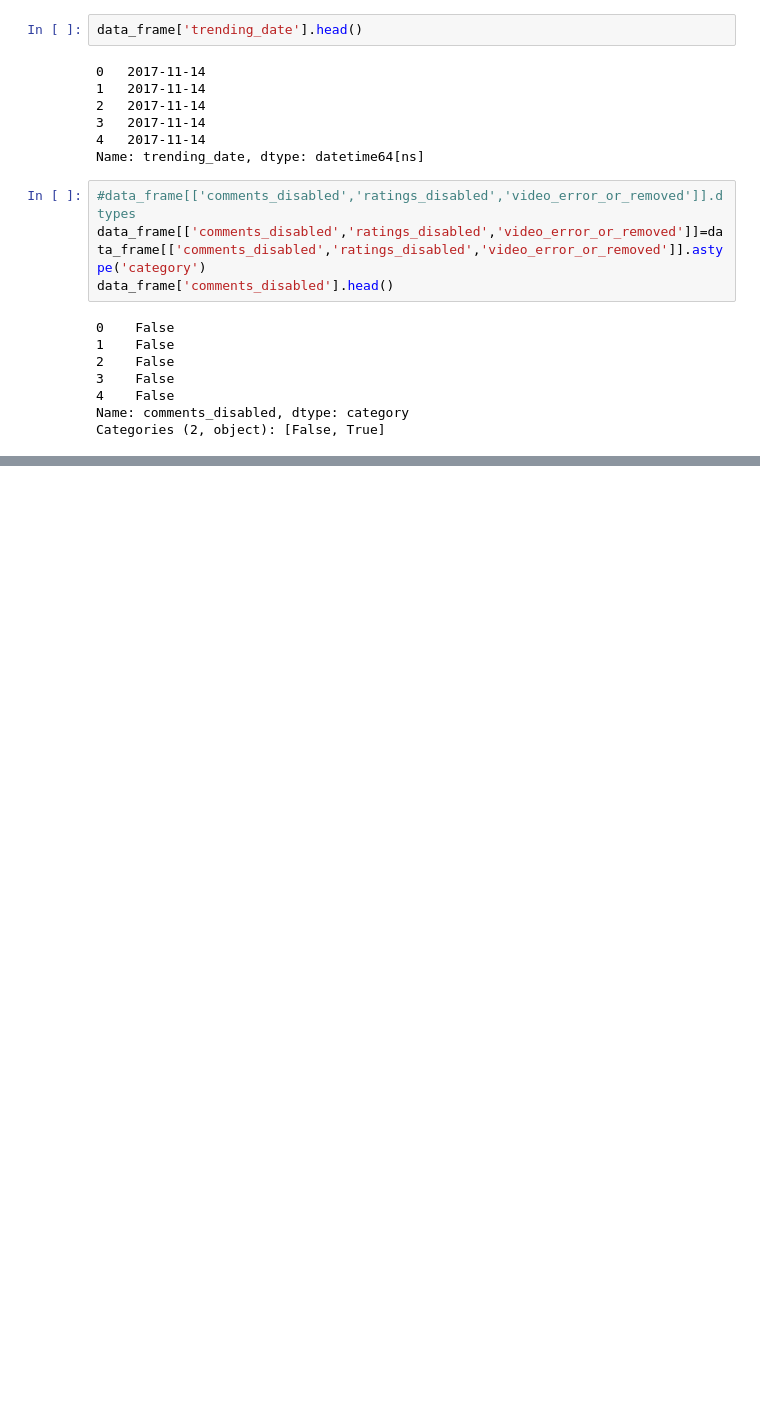
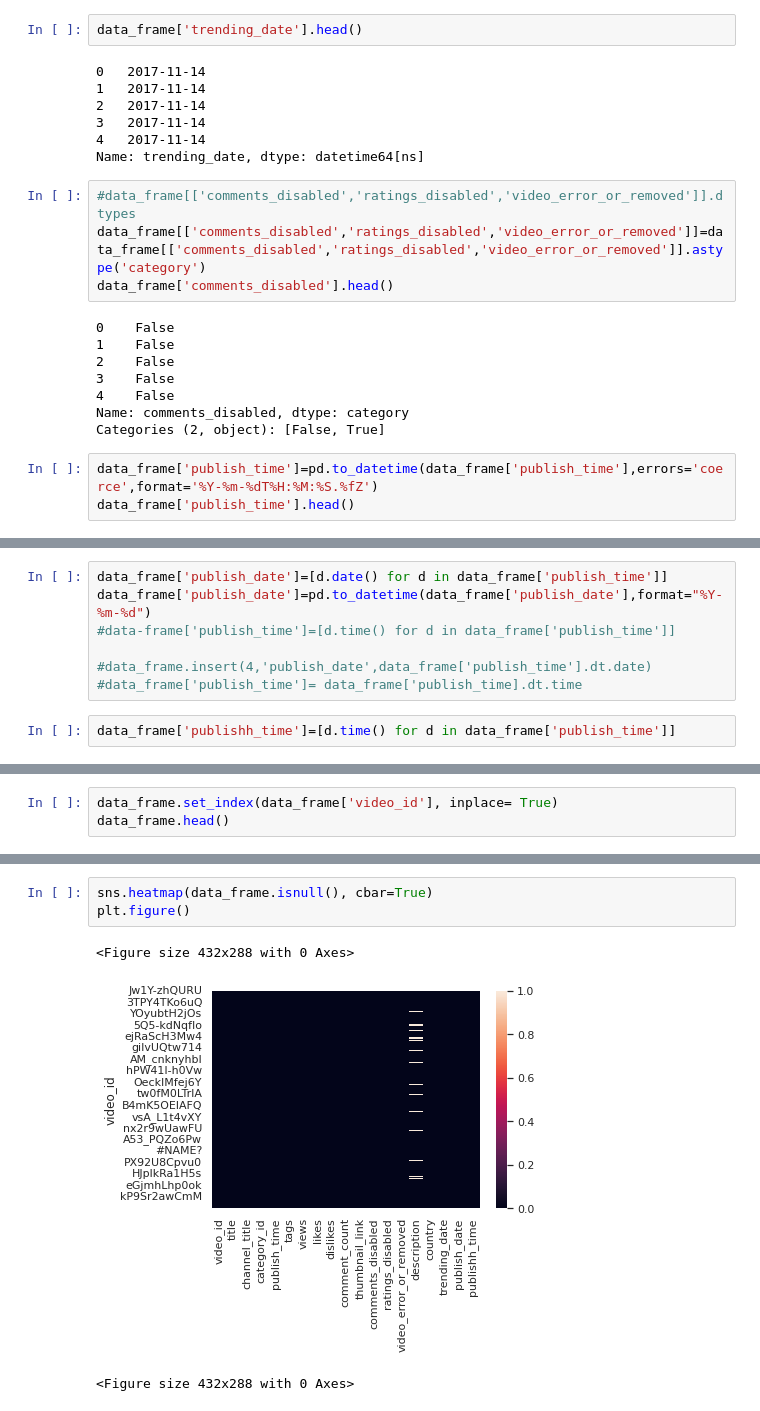
Before and after one commit to abdelhamidaly/Trending-Youtube-Video-Statistics, a Jupyter notebook: notebook4e5bf9aa92.ipynb, the cells around one changed output, grey strips where cells are left out. Cells and saved outputs as stored; diff of their text form; blank space fills up the shorter version.

```diff
--- a/notebook4e5bf9aa92.ipynb
+++ b/notebook4e5bf9aa92.ipynb
@@ -165,3 +165,6 @@ data_frame['comments_disabled'].head()
 4    False
 Name: comments_disabled, dtype: category
 Categories (2, object): [False, True]
+# %%
+data_frame['publish_time']=pd.to_datetime(data_frame['publish_time'],errors='coerce',format='%Y-%m-%dT%H:%M:%S.%fZ')
+data_frame['publish_time'].head()
@@ -168 +178,10 @@ Categories (2, object): [False, True]
+# %%
+data_frame['publish_date']=[d.date() for d in data_frame['publish_time']]
+data_frame['publish_date']=pd.to_datetime(data_frame['publish_date'],format="%Y-%m-%d")
+#data-frame['publish_time']=[d.time() for d in data_frame['publish_time']]
+
+#data_frame.insert(4,'publish_date',data_frame['publish_time'].dt.date)
+#data_frame['publish_time']= data_frame['publish_time].dt.time
+# %%
+data_frame['publishh_time']=[d.time() for d in data_frame['publish_time']]
 # %%
@@ -171,0 +210,3 @@ dtype('O')
+# %%
+data_frame.set_index(data_frame['video_id'], inplace= True)
+data_frame.head()
@@ -171,0 +241,7 @@ dtype('O')
+# %%
+sns.heatmap(data_frame.isnull(), cbar=True)
+plt.figure()
+# %% [output]
+<Figure size 432x288 with 0 Axes>
+[figure, added]
+<Figure size 432x288 with 0 Axes>
```
Also changed, not shown: parts of 4 cells of this notebook.
